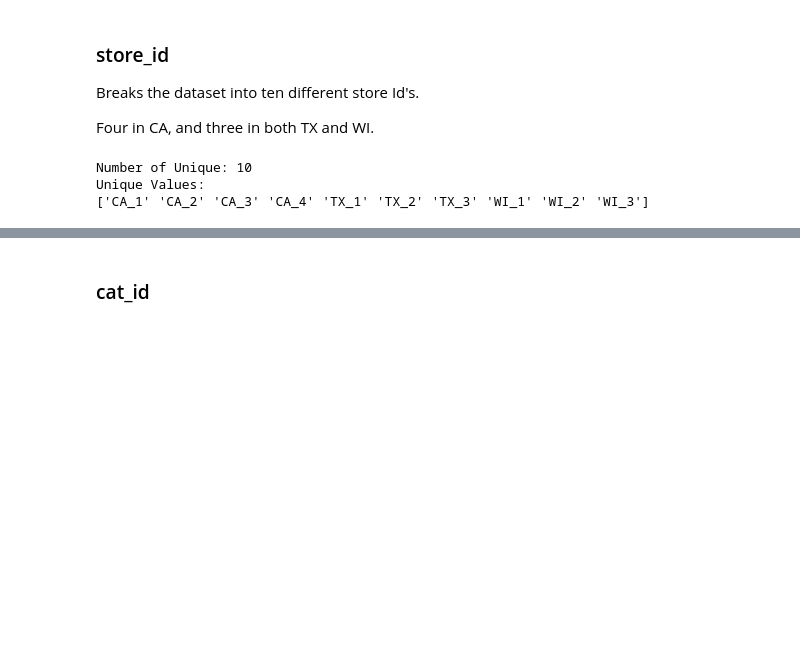
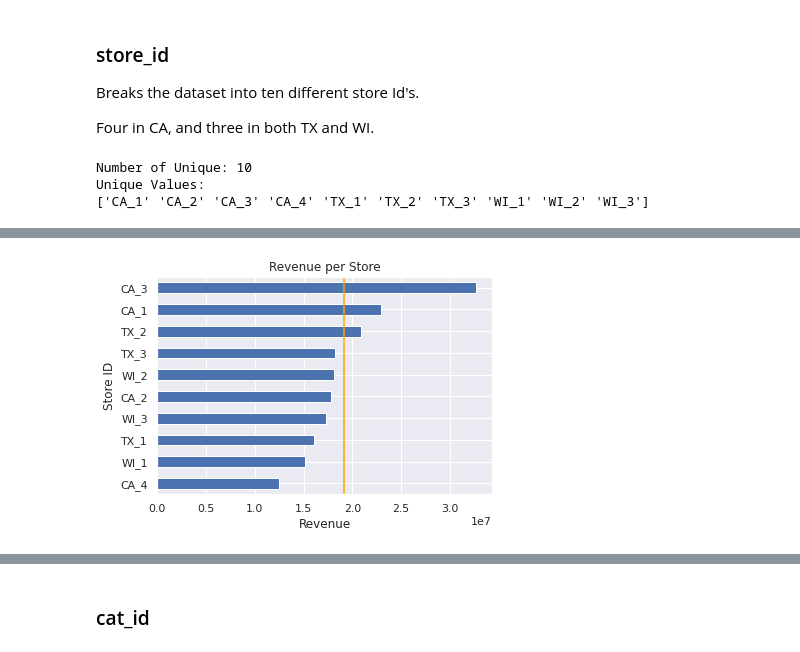
Before and after one commit to torokmg/m5-time-series, a Jupyter notebook: notebooks/eda.ipynb, the cells around one changed output, grey strips where cells are left out. Saved outputs shown, nothing was run; the diff lists cells and outputs as text; code cells hidden in the pictures; blank space fills up the shorter version.

```diff
--- a/notebooks/eda.ipynb
+++ b/notebooks/eda.ipynb
@@ -525,0 +547,10 @@ plt.tight_layout();
+# %%
+store_mean_revenue = np.mean(full_df.groupby(['store_id'])['revenue'].sum().values)
+# %%
+full_df.groupby(['store_id'])['revenue'].sum().sort_values(ascending=True).plot.barh()
+plt.axvline(x=store_mean_revenue, c='orange')
+plt.title('Revenue per Store')
+plt.xlabel('Revenue')
+plt.ylabel('Store ID');
+# %% [output]
+[figure, added]
```
Also changed, not shown: parts of 15 cells of this notebook, 6 other files.
